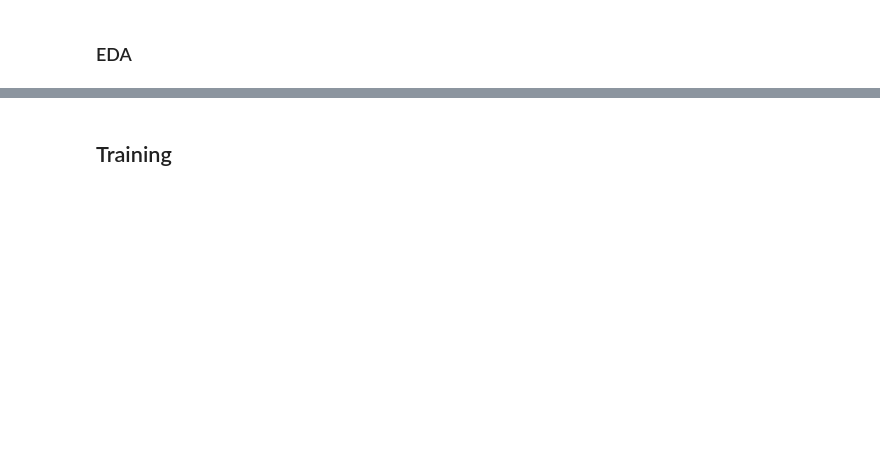
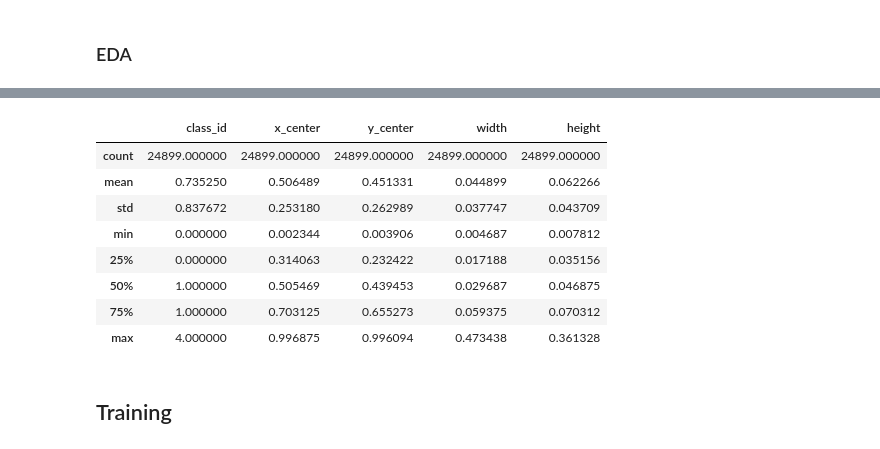
Before and after one commit to zuzg/thermal-segmentation, a Jupyter notebook: notebooks/segmentation.ipynb, the cells around one changed output, grey strips where cells are left out. Saved outputs shown, nothing was run; the diff lists cells and outputs as text; code cells hidden in the pictures; blank space fills up the shorter version.

```diff
--- a/notebooks/segmentation.ipynb
+++ b/notebooks/segmentation.ipynb
@@ -114,3 +39,15 @@ plot_images(
+# %%
+df.describe()
+# %% [output]
+|  | class_id | x_center | y_center | width | height |
+| count | 24899.000000 | 24899.000000 | 24899.000000 | 24899.000000 | 24899.000000 |
+| mean | 0.735250 | 0.506489 | 0.451331 | 0.044899 | 0.062266 |
+| std | 0.837672 | 0.253180 | 0.262989 | 0.037747 | 0.043709 |
+| min | 0.000000 | 0.002344 | 0.003906 | 0.004687 | 0.007812 |
+| 25% | 0.000000 | 0.314063 | 0.232422 | 0.017188 | 0.035156 |
+| 50% | 1.000000 | 0.505469 | 0.439453 | 0.029687 | 0.046875 |
+| 75% | 1.000000 | 0.703125 | 0.655273 | 0.059375 | 0.070312 |
+| max | 4.000000 | 0.996875 | 0.996094 | 0.473438 | 0.361328 |
 # %% [markdown]
 ## Training
 # %%
```
Also changed, not shown: parts of 14 cells of this notebook, 3 other files.
